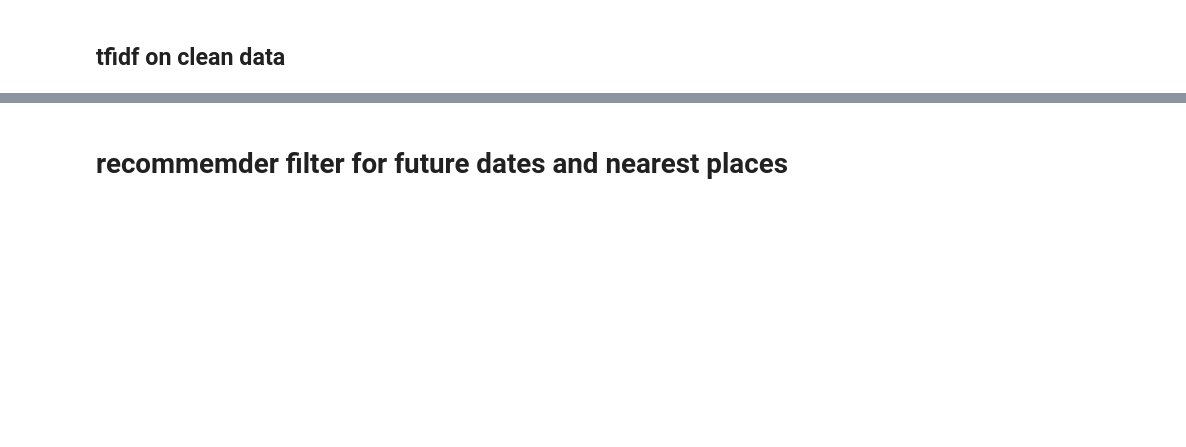
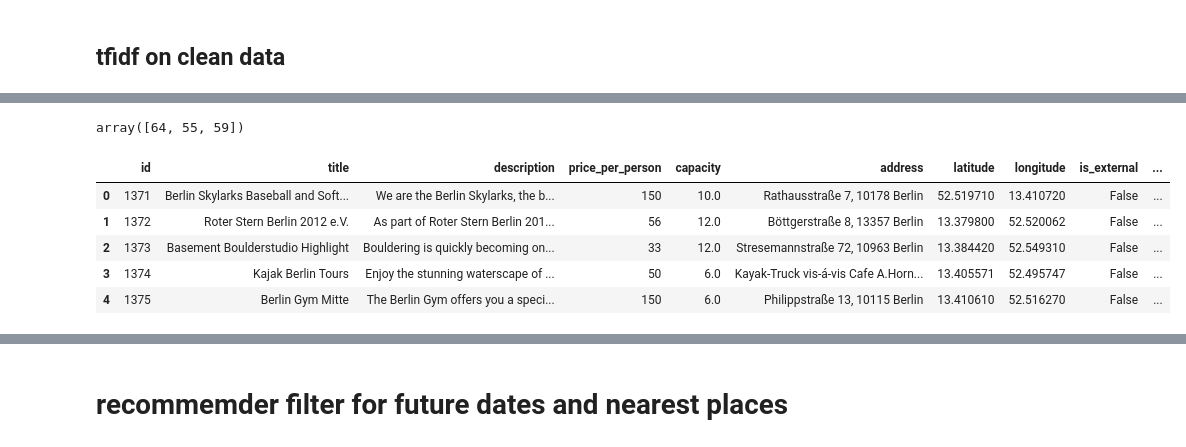
Before and after one commit to doode-1708/SportsExperiencePlatform, a Jupyter notebook: notebooks/sk_simple_recomender.ipynb, the cells around one changed output, grey strips where cells are left out. Saved outputs shown, nothing was run; the diff lists cells and outputs as text; code cells hidden in the pictures; blank space fills up the shorter version.

```diff
--- a/notebooks/sk_simple_recomender.ipynb
+++ b/notebooks/sk_simple_recomender.ipynb
@@ -152,3 +128,6 @@ True
+# %%
+events_df['translated_title'] = events_df['title'].apply(lambda x: language_translation(x))
+events_df['translated_description'] = events_df['description'].apply(lambda x: language_translation(x))
 # %%
 8# load spacy
 nlp = spacy.load('en_core_web_sm')
@@ -198,5 +177,5 @@ def clean_string(text,stem="None"):
 
     return final_string
 # %%
-df['clean_description'] = df['description'].apply(lambda x: clean_string(x))
-df['clean_title'] = df['title'].apply(lambda x: clean_string(x))
+events_df['clean_description'] = events_df['translated_description'].apply(lambda x: clean_string(x))
+events_df['clean_title'] = events_df['translated_title'].apply(lambda x: clean_string(x))
@@ -246,6 +216,6 @@ def random_generate_long_list(x):
 
     return names
 # %%
-df['random_title'] = df['clean_title'].apply(lambda x: random_generate_list(x))
-df['random_description'] = df['clean_description'].apply(lambda x: random_generate_long_list(x))
+events_df['random_title'] = events_df['clean_title'].apply(lambda x: random_generate_list(x))
+events_df['random_description'] = events_df['clean_description'].apply(lambda x: random_generate_long_list(x))
 # %%
@@ -276,5 +246,5 @@ def create_soup(x):
 # df["soup"] = df.apply(create_soup, axis = 1)
 # df["soup"].head(3)
 # %%
-df['soup'] = df.apply(create_soup, axis = 1)
+events_df['soup'] = events_df.apply(create_soup, axis = 1)
 # %%
@@ -298,0 +278,4 @@ title_to_index = pd.Series(df.index, index = df["title"]).drop_duplicates()
+# %%
+ahoy_events_df.user_id.unique()
+# %% [output]
+array([64, 55, 59])
@@ -298,0 +286,9 @@ title_to_index = pd.Series(df.index, index = df["title"]).drop_duplicates()
+# %%
+events_df.head()
+# %% [output]
+|  | id | title | description | price_per_person | capacity | address | latitude | longitude | is_external | ... |
+| 0 | 1371 | Berlin Skylarks Baseball and Soft... | We are the Berlin Skylarks, the b... | 150 | 10.0 | Rathausstraße 7, 10178 Berlin | 52.519710 | 13.410720 | False | ... |
+| 1 | 1372 | Roter Stern Berlin 2012 e.V. | As part of Roter Stern Berlin 201... | 56 | 12.0 | Böttgerstraße 8, 13357 Berlin | 13.379800 | 52.520062 | False | ... |
+| 2 | 1373 | Basement Boulderstudio Highlight | Bouldering is quickly becoming on... | 33 | 12.0 | Stresemannstraße 72, 10963 Berlin | 13.384420 | 52.549310 | False | ... |
+| 3 | 1374 | Kajak Berlin Tours | Enjoy the stunning waterscape of ... | 50 | 6.0 | Kayak-Truck vis-á-vis Cafe A.Horn... | 13.405571 | 52.495747 | False | ... |
+| 4 | 1375 | Berlin Gym Mitte | The Berlin Gym offers you a speci... | 150 | 6.0 | Philippstraße 13, 10115 Berlin | 13.410610 | 52.516270 | False | ... |
```
Also changed, not shown: parts of 56 cells of this notebook.
